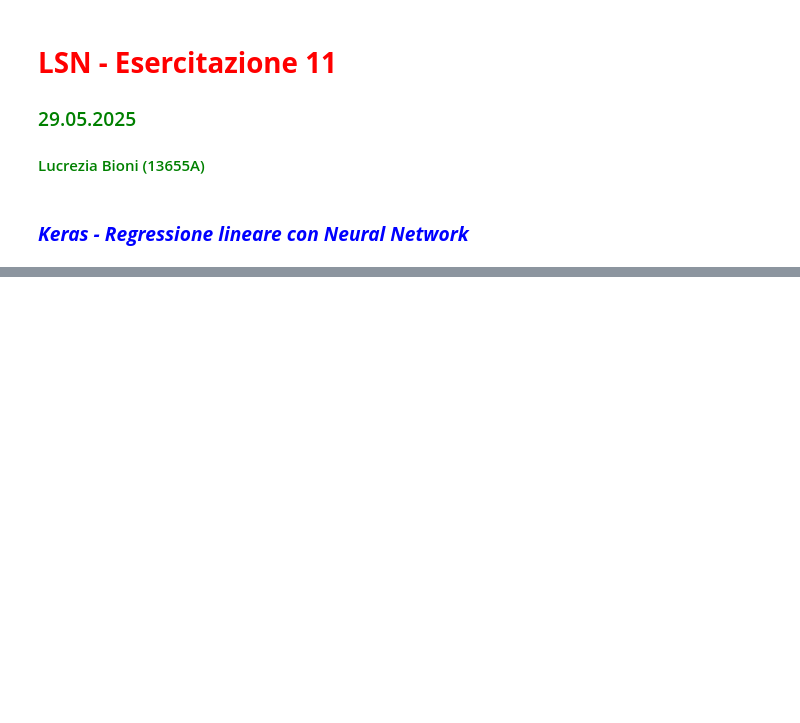
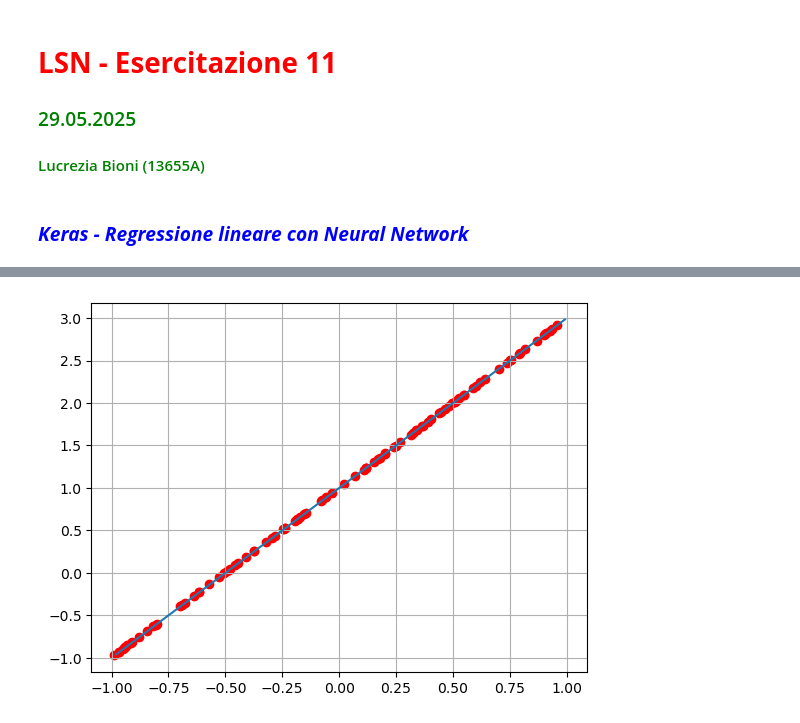
Before and after one commit to LucreziaBioni/numerical-simulation-laboratory, a Jupyter notebook: 11/11.ipynb, the cells around one changed output, grey strips where cells are left out. Cells and saved outputs as stored; diff of their text form; code cells hidden in the pictures; blank space fills up the shorter version.

```diff
--- a/11/11.ipynb
+++ b/11/11.ipynb
@@ -55,0 +158,8 @@ Ne
+# %%
+x_predicted = np.random.uniform(-1, 1, 100)
+y_predicted = model.predict(x_predicted)
+plt.scatter(x_predicted, y_predicted,color='r')
+plt.plot(x_valid, y_target)
+plt.grid(True)
+plt.show()
+# %% [output]
@@ -55,0 +169 @@ Ne
+[figure, added]
```
Also changed, not shown: parts of 18 cells of this notebook, 1 other file.
